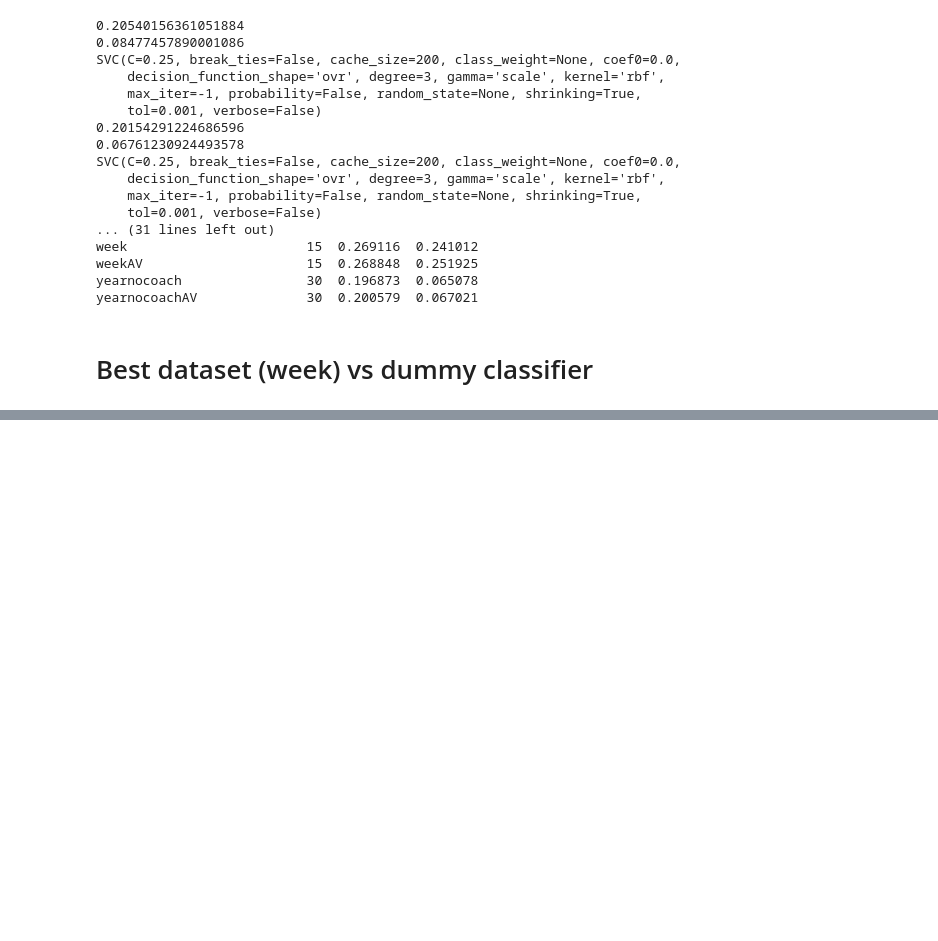
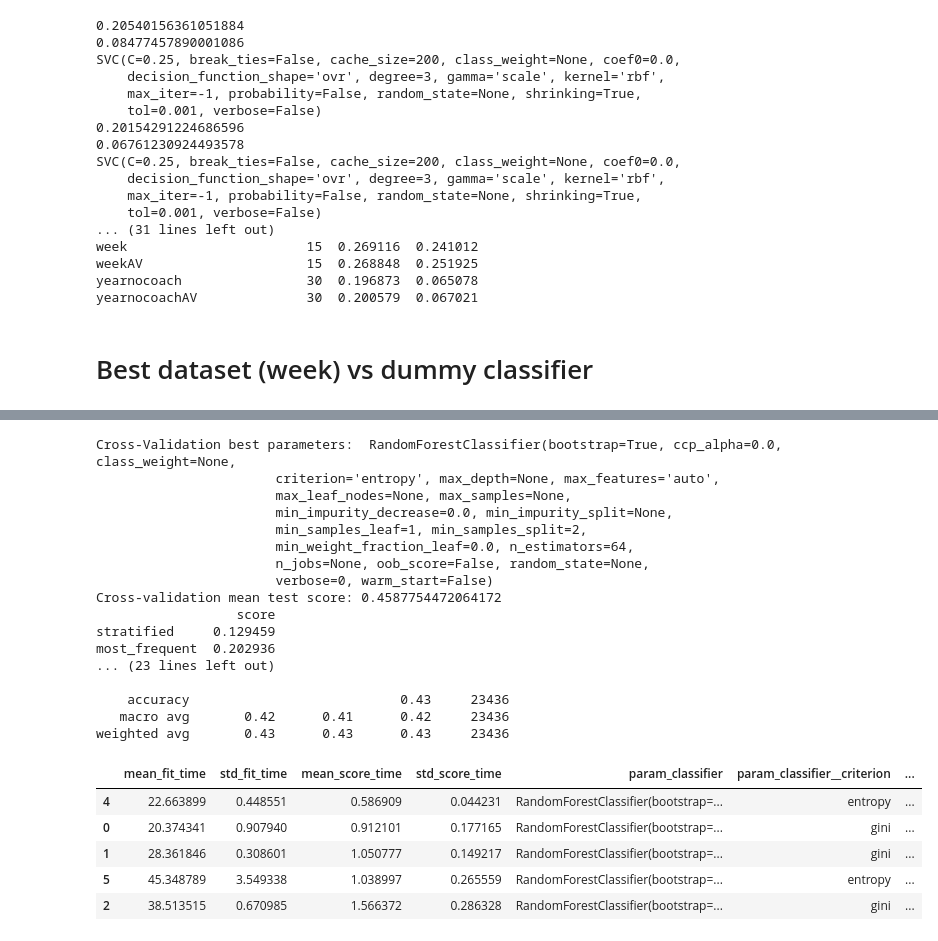
Before and after one commit to gvarg75/Springboard, a Jupyter notebook: Capstone/NFL_capstone/Notebooks/4_nfl_capstone_modeling.ipynb, the cells around one changed output, grey strips where cells are left out. Drawn from its saved outputs; the diff is of its cells as text; code cells hidden in the pictures; blank space fills up the shorter version.

```diff
--- a/Capstone/NFL_capstone/Notebooks/4_nfl_capstone_modeling.ipynb
+++ b/Capstone/NFL_capstone/Notebooks/4_nfl_capstone_modeling.ipynb
@@ -430 +481,67 @@ yearnocoachAV              30  0.200579  0.067021
+# %%
+#No depth limit no pca
+from sklearn.dummy import DummyClassifier
+filename = 'best_model_no_pruning.sav'
+loaded_model = pickle.load(open(filename, 'rb'))
+
+y_pred = loaded_model.predict(X_test)
+
+cv_results_df = pd.DataFrame(loaded_model.cv_results_)
+cv_results_df = cv_results_df.sort_values(by=['rank_test_score'])
+cv_results_df[
+    ['params', 'rank_test_score', 'mean_test_score', 'std_test_score']
+    ]
+#Check how well model generalizes
+y_train_pred = loaded_model.predict(X_train)
+train_ac = accuracy_score(y_train, y_train_pred)
+train_f1 = f1_score(y_train, y_train_pred, average='weighted')
+
+#dummy classifier
+dummy_score_dict = {}
+strategies = ['stratified', 'most_frequent', 'uniform']
+for strategy in strategies:
+        dclf = DummyClassifier(strategy=strategy)
+        dclf.fit(X_train, y_train)
+        dummy_score = dclf.score(X_test, y_test)
+        dummy_score_dict[strategy] = dummy_score
+dummy_df = pd.DataFrame.from_dict(dummy_score_dict, orient='index', columns=['score'])
+
+ac = accuracy_score(y_test, y_pred)
+f1 = f1_score(y_test, y_pred, average='weighted')
+#cm = confusion_matrix(y_test, y_pred)
+df_best_classifier = loaded_model.best_estimator_.get_params()['classifier']
+#,'best classifier': df_best_classifier
+results = pd.DataFrame({"Train Accuracy": train_ac, "Test Accuracy": ac, "Train F1":train_f1, "Test F1" : f1}, index=[key])
+print("Cross-Validation best parameters: ", cv_results_df.iloc[0]['param_classifier'])
+print("Cross-validation mean test score:", cv_results_df.iloc[0]['mean_test_score'])
+dfresults = dfresults.append(results)
+print(dummy_df)
+print(dfresults)
+print(confusion_matrix(y_test, y_pred))
+print(classification_report(y_test, y_pred))
+cv_results_df.head()
+# %% [output]
+Cross-Validation best parameters:  RandomForestClassifier(bootstrap=True, ccp_alpha=0.0, class_weight=None,
+                       criterion='entropy', max_depth=None, max_features='auto',
+                       max_leaf_nodes=None, max_samples=None,
+                       min_impurity_decrease=0.0, min_impurity_split=None,
+                       min_samples_leaf=1, min_samples_split=2,
+                       min_weight_fraction_leaf=0.0, n_estimators=64,
+                       n_jobs=None, oob_score=False, random_state=None,
+                       verbose=0, warm_start=False)
+Cross-validation mean test score: 0.4587754472064172
+                  score
+stratified     0.129459
+most_frequent  0.202936
+... (23 lines left out)
+
+    accuracy                           0.43     23436
+   macro avg       0.42      0.41      0.42     23436
+weighted avg       0.43      0.43      0.43     23436
+|  | mean_fit_time | std_fit_time | mean_score_time | std_score_time | param_classifier | param_classifier__criterion | ... |
+| 4 | 22.663899 | 0.448551 | 0.586909 | 0.044231 | RandomForestClassifier(bootstrap=... | entropy | ... |
+| 0 | 20.374341 | 0.907940 | 0.912101 | 0.177165 | RandomForestClassifier(bootstrap=... | gini | ... |
+| 1 | 28.361846 | 0.308601 | 1.050777 | 0.149217 | RandomForestClassifier(bootstrap=... | gini | ... |
+| 5 | 45.348789 | 3.549338 | 1.038997 | 0.265559 | RandomForestClassifier(bootstrap=... | entropy | ... |
+| 2 | 38.513515 | 0.670985 | 1.566372 | 0.286328 | RandomForestClassifier(bootstrap=... | gini | ... |
 # %%
```
Also changed, not shown: parts of 5 cells of this notebook.
